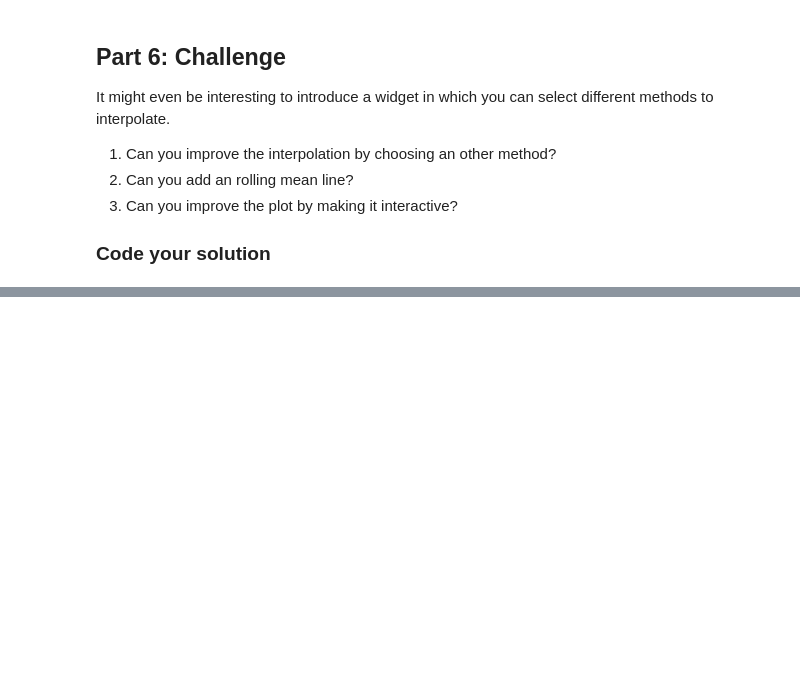
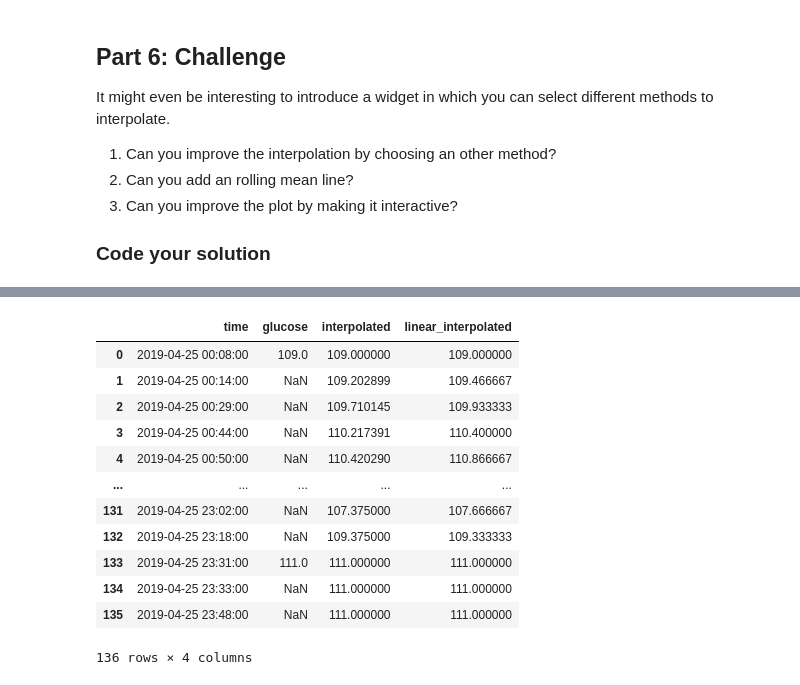
Before and after one commit to MikeWierenga/programming1, a Jupyter notebook: assessments/Assignment_week_02.ipynb, the cells around one changed output, grey strips where cells are left out. Cells and saved outputs as stored; diff of their text form; code cells hidden in the pictures; blank space fills up the shorter version.

```diff
--- a/assessments/Assignment_week_02.ipynb
+++ b/assessments/Assignment_week_02.ipynb
@@ -315,0 +381,17 @@ It might even be interesting to introduce a widget in which you can select diffe
+# %%
+df_plot = df[['time', 'glucose', 'interpolated', 'linear_interpolated']]
+df_plot
+# %% [output]
+|  | time | glucose | interpolated | linear_interpolated |
+| 0 | 2019-04-25 00:08:00 | 109.0 | 109.000000 | 109.000000 |
+| 1 | 2019-04-25 00:14:00 | NaN | 109.202899 | 109.466667 |
+| 2 | 2019-04-25 00:29:00 | NaN | 109.710145 | 109.933333 |
+| 3 | 2019-04-25 00:44:00 | NaN | 110.217391 | 110.400000 |
+| 4 | 2019-04-25 00:50:00 | NaN | 110.420290 | 110.866667 |
+| ... | ... | ... | ... | ... |
+| 131 | 2019-04-25 23:02:00 | NaN | 107.375000 | 107.666667 |
+| 132 | 2019-04-25 23:18:00 | NaN | 109.375000 | 109.333333 |
+| 133 | 2019-04-25 23:31:00 | 111.0 | 111.000000 | 111.000000 |
+| 134 | 2019-04-25 23:33:00 | NaN | 111.000000 | 111.000000 |
+| 135 | 2019-04-25 23:48:00 | NaN | 111.000000 | 111.000000 |
+136 rows × 4 columns
```
Also changed, not shown: parts of 12 cells of this notebook, 3 other files.
